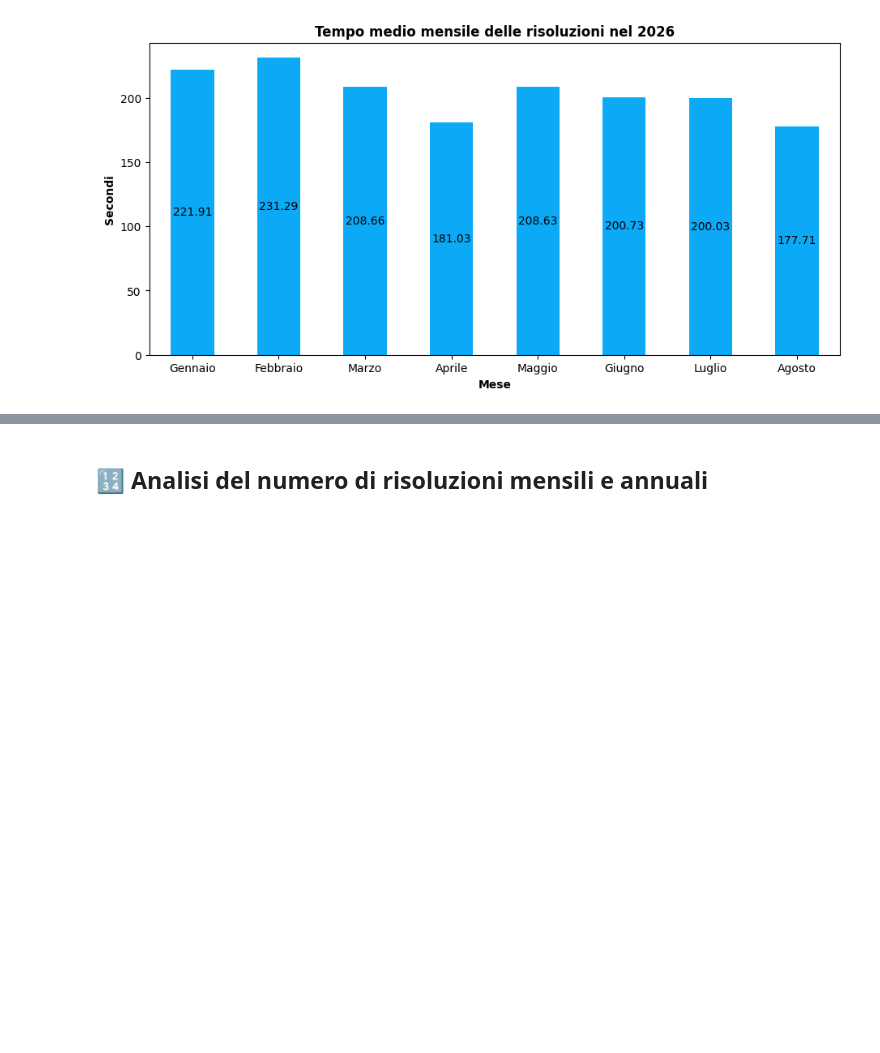
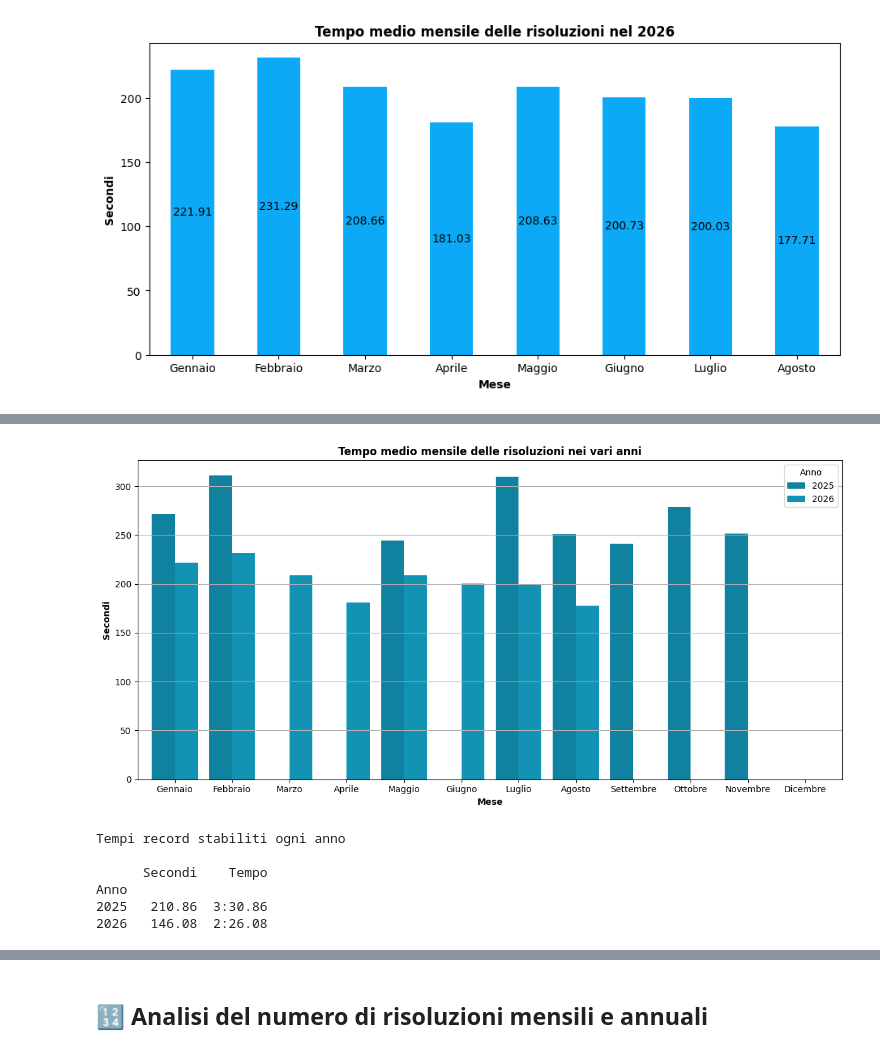
Before and after one commit to gl-alaimo/Timer_cubo_di_Rubik, a Jupyter notebook: scripts_e_notebook/notebook_cubo_4x4x4.ipynb, the cells around one changed output, grey strips where cells are left out. Saved outputs shown, nothing was run; the diff lists cells and outputs as text; code cells hidden in the pictures; blank space fills up the shorter version.

```diff
--- a/scripts_e_notebook/notebook_cubo_4x4x4.ipynb
+++ b/scripts_e_notebook/notebook_cubo_4x4x4.ipynb
@@ -160,0 +206,15 @@ modulo_rubik.grafico_medie_mensili(df_cubo=df, anno=2026)
+# %%
+# Grafico delle mensili di tutti gli anni
+modulo_rubik.grafico_medie_mensili_tutti_anni(df_cubo=df)
+# %% [output]
+[figure, added]
+# %%
+# Tempi record delle risoluzioni annuali
+modulo_rubik.record_risoluzioni_annuali(df_cubo=df)
+# %% [output]
+Tempi record stabiliti ogni anno
+
+      Secondi    Tempo
+Anno
+2025   210.86  3:30.86
+2026   146.08  2:26.08
```
Also changed, not shown: parts of 15 cells of this notebook, 10 other files.
